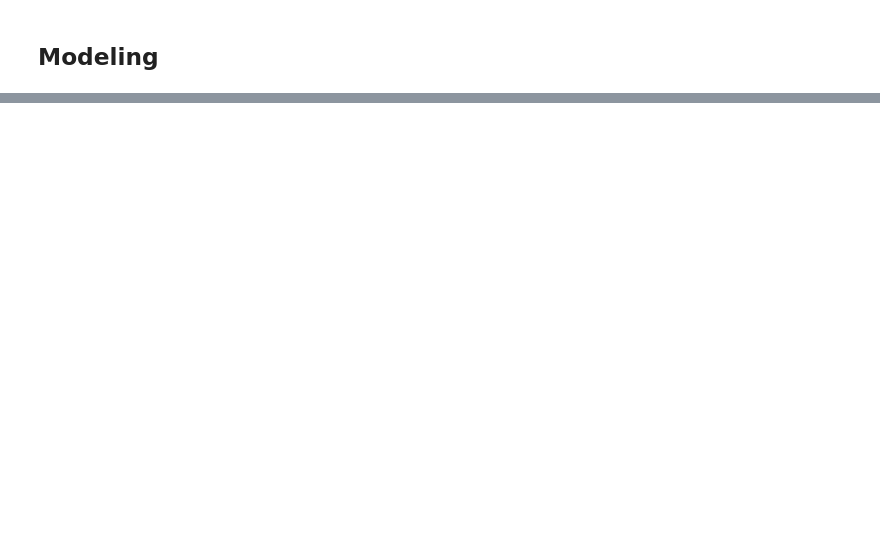
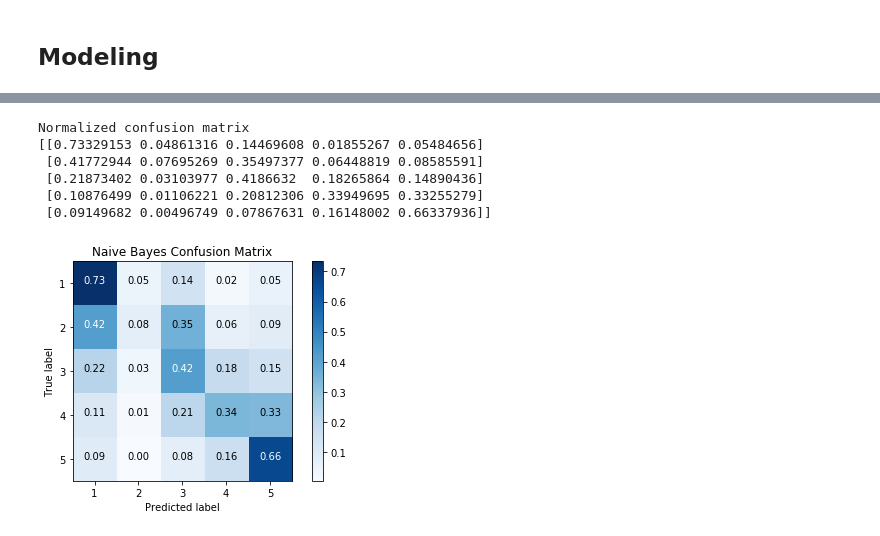
Before and after one commit to krbarounis/Amazon_Reviews_NLP_Project, a Jupyter notebook: Supervised_Models.ipynb, the cells around one changed output, grey strips where cells are left out. Drawn from its saved outputs; the diff is of its cells as text; code cells hidden in the pictures; blank space fills up the shorter version.

Commit message:
added functions to helper file, renamed EDA file

```diff
--- a/Supervised_Models.ipynb
+++ b/Supervised_Models.ipynb
@@ -78,0 +59,12 @@ for compNum in range(0, 10):
+# %%
+# vectorize the train set
+tf_idf = TfidfVectorizer(max_df=0.5, max_features=10000,
+                                  min_df=2, token_pattern = '(?ui)\\b\\w*[a-z]+\\w*\\b', analyzer='word')
+tf_idf_vectors = tf_idf.fit_transform(X_train['reviews'])
+# %%
+vector_df = pd.DataFrame(tf_idf_vectors.toarray(), columns=tf_idf.get_feature_names())
+# %%
+# vectorize the test set
+tfidf_test = tf_idf.transform(X_test['reviews'])
+# %%
+vector_df_test = pd.DataFrame(tfidf_test.toarray(), columns=tf_idf.get_feature_names())
@@ -108,7 +198,15 @@ print(accuracy_score(y_hat_test_NB,y_test))
 # %%
 cnf_matrix = confusion_matrix(y_test, y_hat_test_NB)
 
 plt.figure()
-plot_confusion_matrix(cnf_matrix, classes=[1,2,3,4,5],normalize=True,
-                      title='Confusion matrix')
+helper.plot_confusion_matrix(cnf_matrix, classes=[1,2,3,4,5],normalize=True,
+                      title='Naive Bayes Confusion Matrix')
 plt.show()
+# %% [output]
+Normalized confusion matrix
+[[0.73329153 0.04861316 0.14469608 0.01855267 0.05484656]
+ [0.41772944 0.07695269 0.35497377 0.06448819 0.08585591]
+ [0.21873402 0.03103977 0.4186632  0.18265864 0.14890436]
+ [0.10876499 0.01106221 0.20812306 0.33949695 0.33255279]
+ [0.09149682 0.00496749 0.07867631 0.16148002 0.66337936]]
+[figure, added]
```
Also changed, not shown: parts of 71 cells of this notebook, 3 other files.
